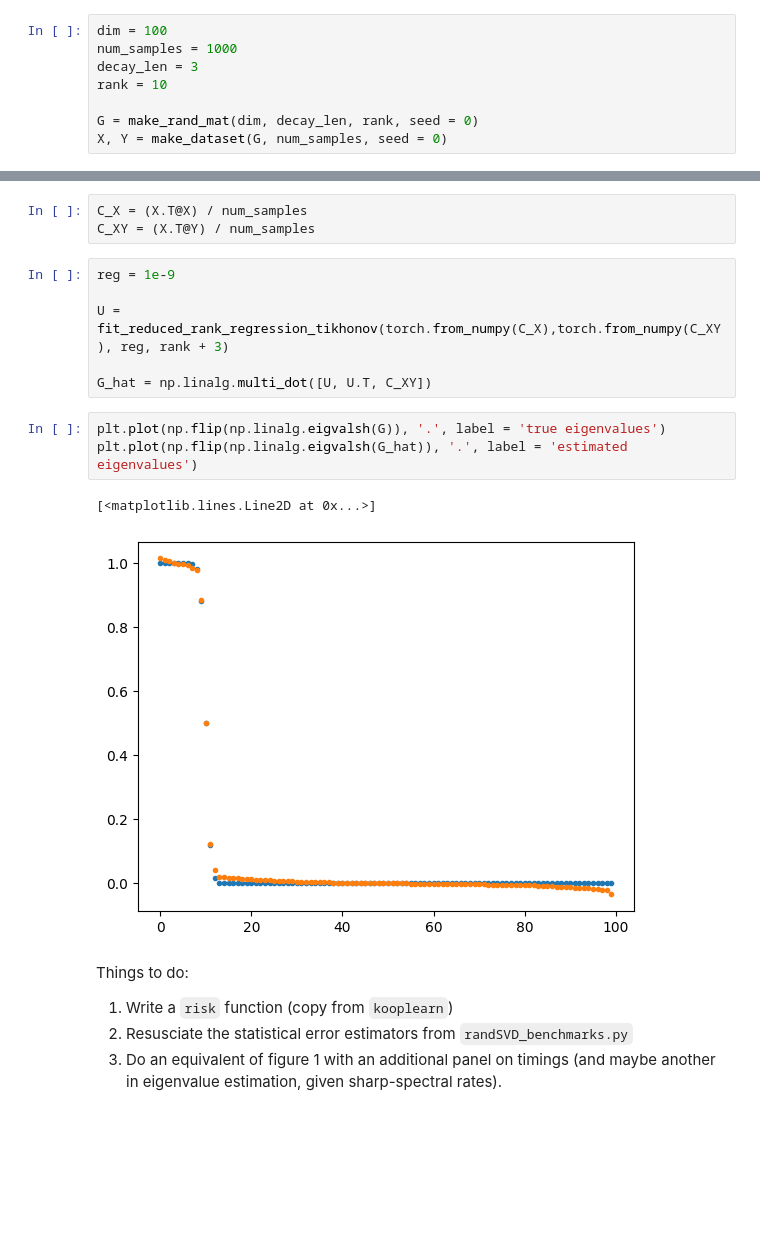
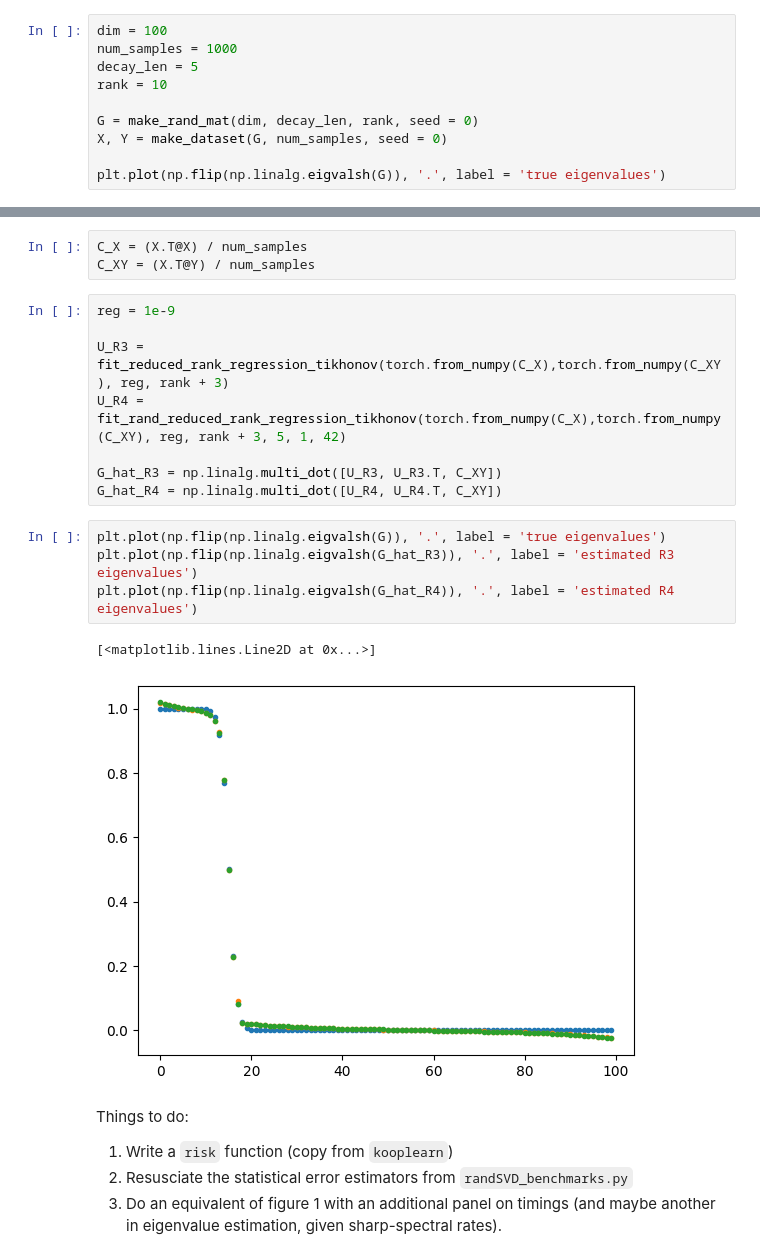
Before and after one commit to g-turri/randomizedRRR, a Jupyter notebook: toy_benchmark.ipynb, the cells around one changed output, grey strips where cells are left out. Cells and saved outputs as stored; diff of their text form; blank space fills up the shorter version.

```diff
--- a/toy_benchmark.ipynb
+++ b/toy_benchmark.ipynb
@@ -22,8 +24,10 @@ def make_dataset(mat, num_samples, sigma = 0.1, seed = None):
 # %%
 dim = 100
 num_samples = 1000
-decay_len = 3
+decay_len = 5
 rank = 10
 
 G = make_rand_mat(dim, decay_len, rank, seed = 0)
 X, Y = make_dataset(G, num_samples, seed = 0)
+
+plt.plot(np.flip(np.linalg.eigvalsh(G)), '.', label = 'true eigenvalues')
@@ -33,15 +43,18 @@ C_XY = (X.T@Y) / num_samples
 # %%
 reg = 1e-9
 
-U = fit_reduced_rank_regression_tikhonov(torch.from_numpy(C_X),torch.from_numpy(C_XY), reg, rank + 3)
+U_R3 = fit_reduced_rank_regression_tikhonov(torch.from_numpy(C_X),torch.from_numpy(C_XY), reg, rank + 3)
+U_R4 = fit_rand_reduced_rank_regression_tikhonov(torch.from_numpy(C_X),torch.from_numpy(C_XY), reg, rank + 3, 5, 1, 42)
 
-G_hat = np.linalg.multi_dot([U, U.T, C_XY])
+G_hat_R3 = np.linalg.multi_dot([U_R3, U_R3.T, C_XY])
+G_hat_R4 = np.linalg.multi_dot([U_R4, U_R4.T, C_XY])
 # %%
 plt.plot(np.flip(np.linalg.eigvalsh(G)), '.', label = 'true eigenvalues')
-plt.plot(np.flip(np.linalg.eigvalsh(G_hat)), '.', label = 'estimated eigenvalues')
+plt.plot(np.flip(np.linalg.eigvalsh(G_hat_R3)), '.', label = 'estimated R3 eigenvalues')
+plt.plot(np.flip(np.linalg.eigvalsh(G_hat_R4)), '.', label = 'estimated R4 eigenvalues')
 # %% [output]
 [<matplotlib.lines.Line2D at 0x...>]
-[figure, old version]
+[figure, new version]
 # %% [markdown]
 Things to do:
 1. Write a `risk` function (copy from `kooplearn`)
```
Also changed, not shown: parts of 2 cells of this notebook, 1 other file.
